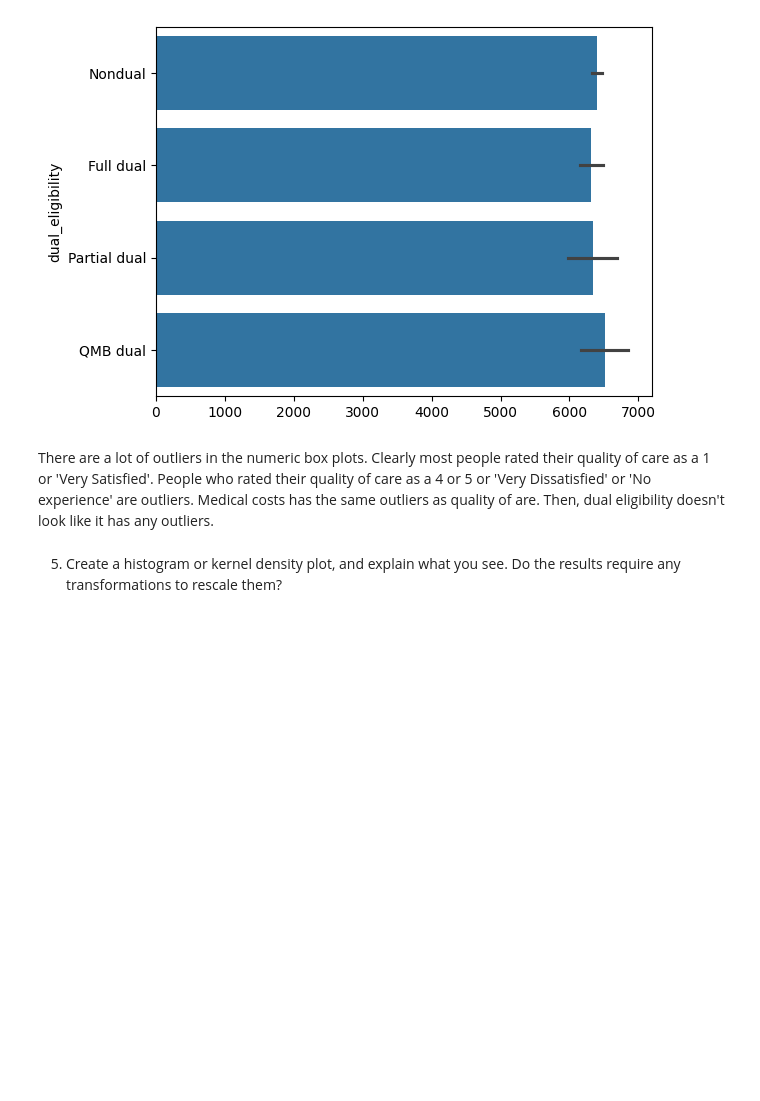
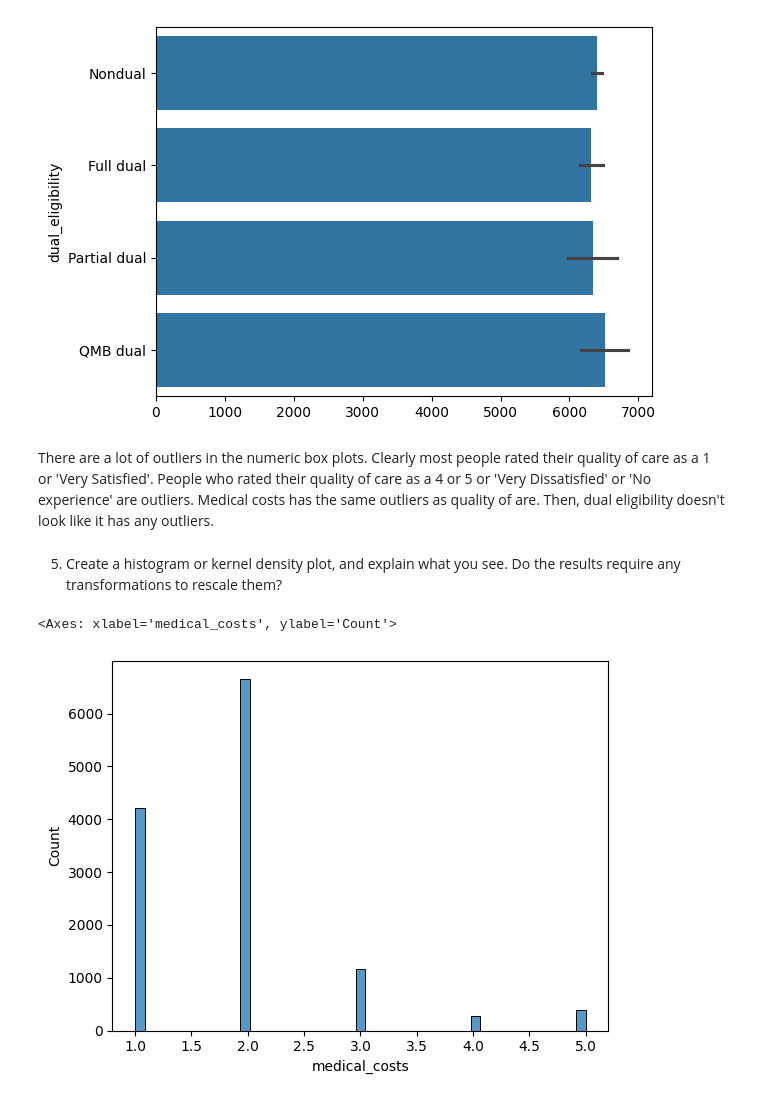
Before and after one commit to ashleyr05/visualization, a Jupyter notebook: assignment/assignment.ipynb, the cells around one changed output. Saved outputs shown, nothing was run; the diff lists cells and outputs as text; code cells hidden in the pictures; blank space fills up the shorter version.

Commit message:
created histogram for Q4

```diff
--- a/assignment/assignment.ipynb
+++ b/assignment/assignment.ipynb
@@ -427,3 +427,8 @@ sns.barplot(med_df['dual_eligibility']) # making bar graph for the categorical v
 There are a lot of outliers in the numeric box plots. Clearly most people rated their quality of care as a 1 or 'Very Satisfied'. People who rated their quality of care as a 4 or 5 or 'Very Dissatisfied' or 'No experience' are outliers. Medical costs has the same outliers as quality of are. Then, dual eligibility doesn't look like it has any outliers.
 # %% [markdown]
 5. Create a histogram or kernel density plot, and explain what you see. Do the results require any transformations to rescale them?
+# %%
+sns.histplot(data=med_df,x='medical_costs') # making histogram for medical_costs
+# %% [output]
+<Axes: xlabel='medical_costs', ylabel='Count'>
+[figure, added]
```
